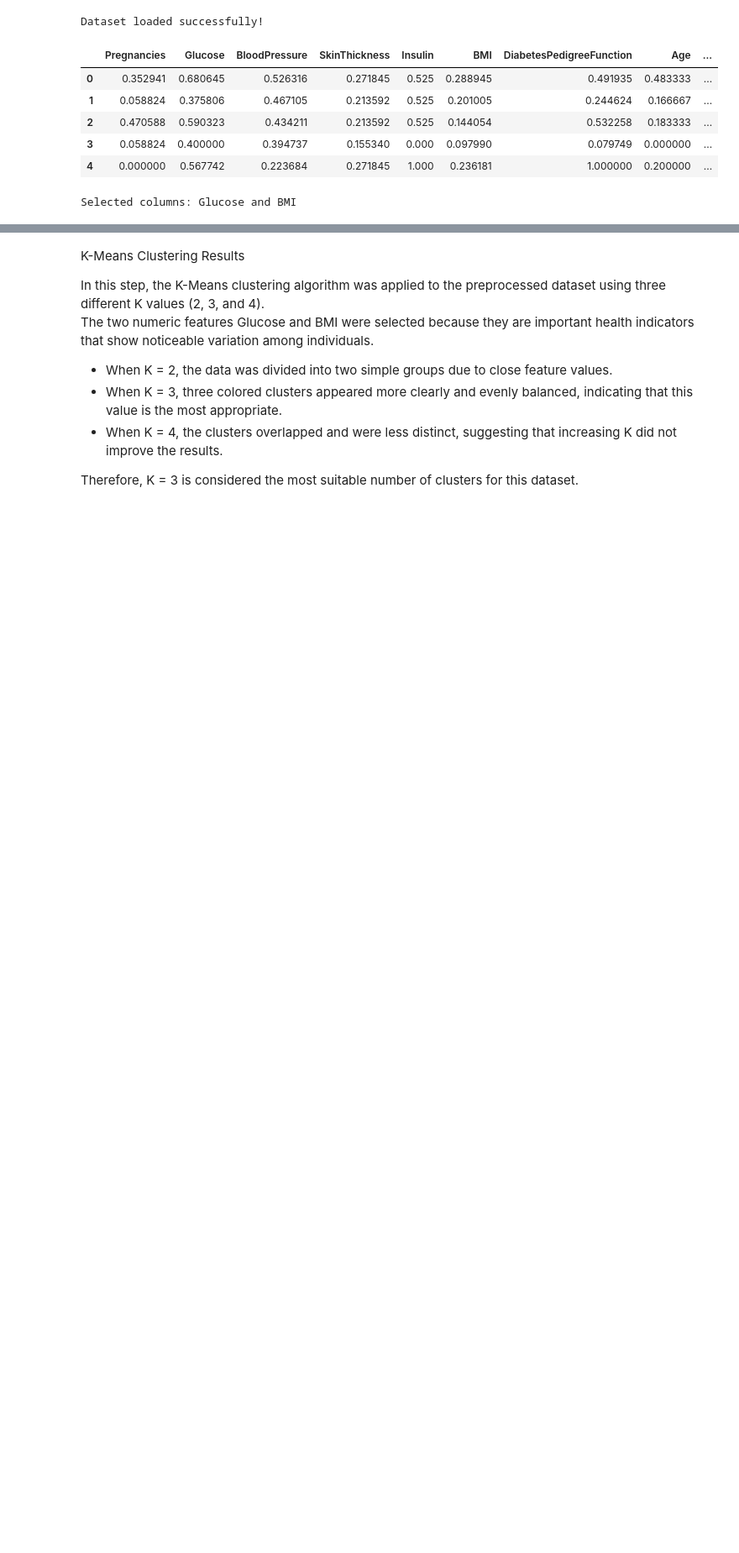
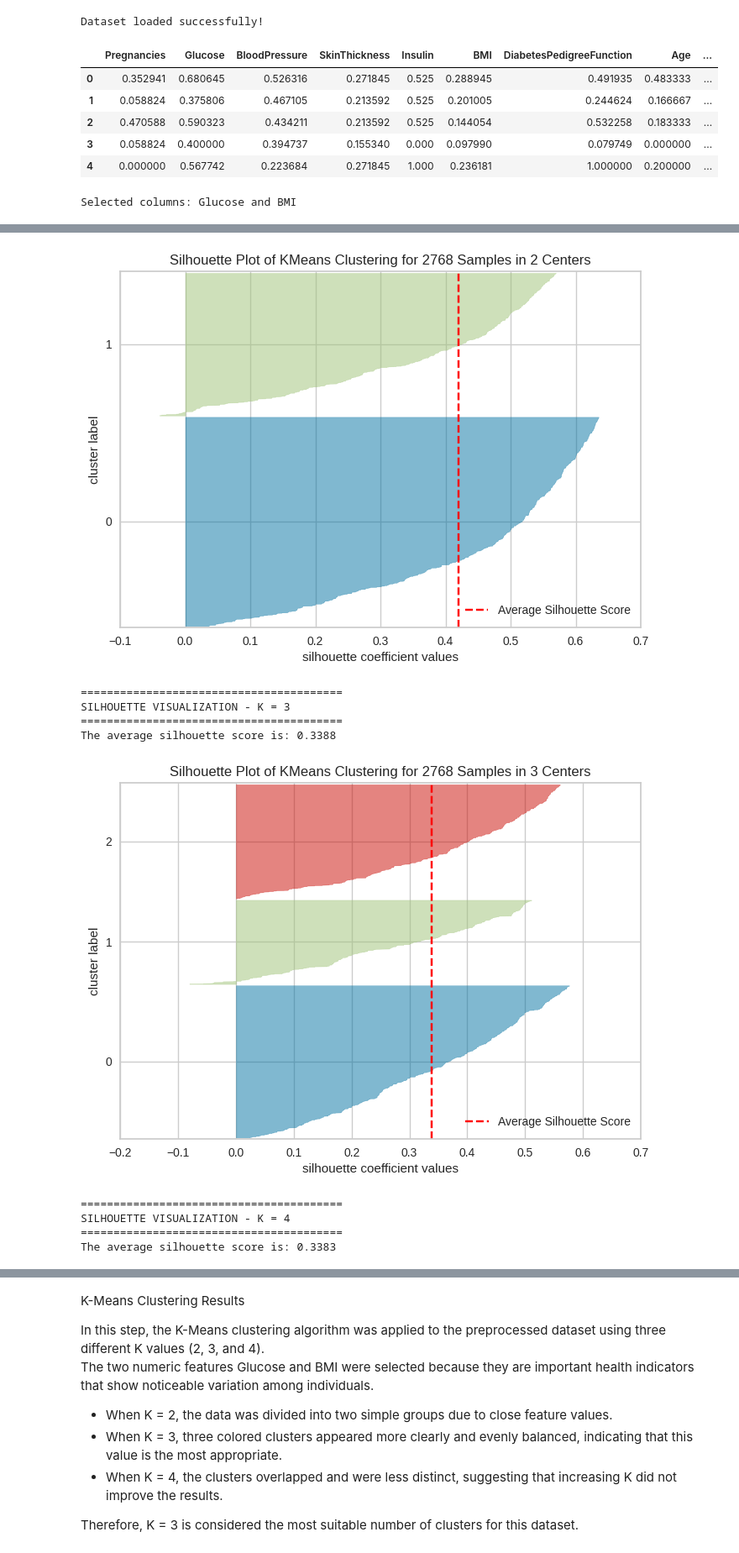
Before and after one commit to halaalduh/Diabetes-Prediction-using-Healthcare-Dataset, a Jupyter notebook: Phase3.ipynb, the cells around one changed output, grey strips where cells are left out. Shown at 84% size. Drawn from its saved outputs; the diff is of its cells as text; code cells hidden in the pictures; blank space fills up the shorter version.

```diff
--- a/Phase3.ipynb
+++ b/Phase3.ipynb
@@ -5,5 +10,5 @@ from sklearn.cluster import KMeans
 # %%
-data = pd.read_csv("Preprocessed_dataset.csv")
+data = pd.read_csv("Preprocessed_dataset-2.csv")
 print("Dataset loaded successfully!")
 display(data.head())
 # %% [output]
@@ -20,9 +25,3 @@ X = data[['Glucose', 'BMI']].values
 print("Selected columns: Glucose and BMI")
 # %% [output]
 Selected columns: Glucose and BMI
-# %%
-# Apply K-Means with three different K values (2, 3, 4)
-for k in [2, 3, 4]:
-    # Create and fit the K-Means model
-    kmeans = KMeans(n_clusters=k, init='k-means++', random_state=0)
-    y_kmeans = kmeans.fit_predict(X)
@@ -49,0 +28,56 @@ for k in [2, 3, 4]:
+# %%
+
+X = data[['Glucose', 'BMI']].values
+
+# تطبيق K-means لكل قيمة K
+k_values = [2, 3, 4]
+
+for k in k_values:
+    print(f"\n{'='*40}")
+    print(f"K-MEANS CLUSTERING - K = {k}")
+    print(f"{'='*40}")
+
+    # تطبيق K-means
+    kmeans = KMeans(n_clusters=k, random_state=42)
+    kmeans_result = kmeans.fit(X)
+
+    # عرض النتائج مثل السلايد 9
+    print("Cluster Centers:")
+    print(kmeans_result.cluster_centers_)
+    print("\nCluster Labels:")
+    print(kmeans_result.labels_)
+
+    from yellowbrick.cluster import SilhouetteVisualizer
+
+for k in k_values:
+    print(f"\n{'='*40}")
+    print(f"SILHOUETTE VISUALIZATION - K = {k}")
+    print(f"{'='*40}")
+
+    kmeans = KMeans(n_clusters=k, random_state=42)
+    visualizer = SilhouetteVisualizer(kmeans, colors='yellowbrick')
+    visualizer.fit(X)
+
+    print(f"The average silhouette score is: {visualizer.silhouette_score_:.4f}")
+    visualizer.show()
+
+
+for k in k_values:
+    print(f"\n{'='*40}")
+    print(f"CLUSTER CENTERS VISUALIZATION - K = {k}")
+    print(f"{'='*40}")
+
+    kmeans = KMeans(n_clusters=k, random_state=42)
+    kmeans_result = kmeans.fit(X)
+
+    plt.figure(figsize=(8, 6))
+    scatter = plt.scatter(X[:, 0], X[:, 1], c=kmeans_result.labels_, cmap='viridis', s=50, alpha=0.6)
+    plt.scatter(kmeans_result.cluster_centers_[:, 0], kmeans_result.cluster_centers_[:, 1],
+                marker='X', s=200, c='red', label='Cluster Centers')
+    plt.title(f'K-means Clustering (K={k})')
+    plt.xlabel('Glucose')
+    plt.ylabel('BMI')
+    plt.colorbar(scatter)
+    plt.legend()
+    plt.show()
+# %% [output]
@@ -49,0 +101,10 @@ for k in [2, 3, 4]:
+[figure, added]
+========================================
+SILHOUETTE VISUALIZATION - K = 3
+========================================
+The average silhouette score is: 0.3388
+[figure, added]
+========================================
+SILHOUETTE VISUALIZATION - K = 4
+========================================
+The average silhouette score is: 0.3383
```
Also changed, not shown: parts of 8 cells of this notebook.
